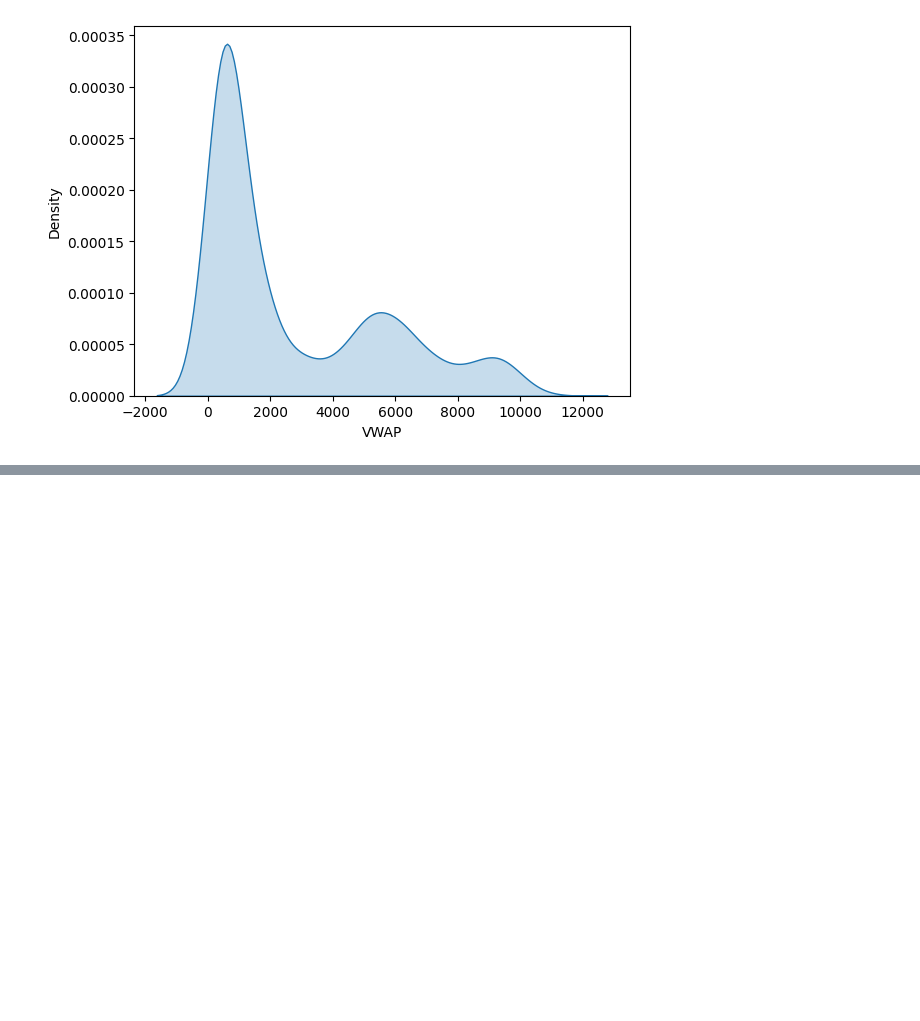
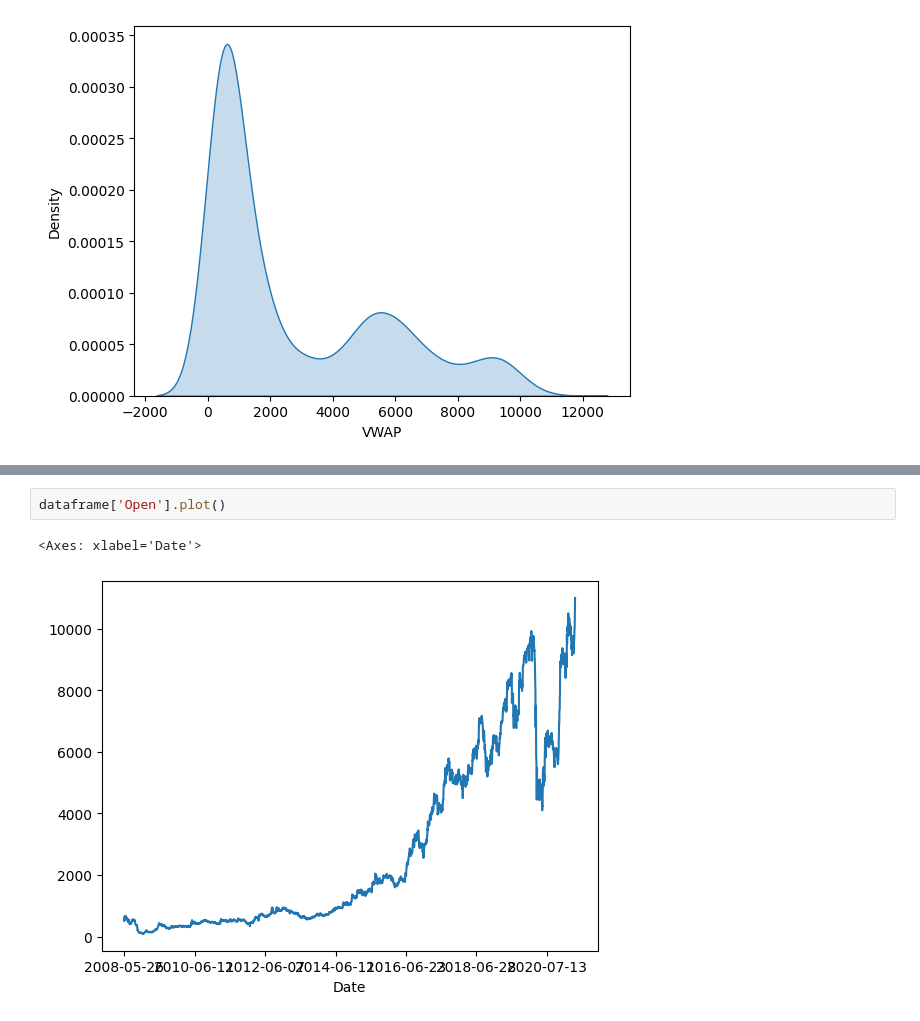
Before and after one commit to VirajThakur03/Predict-Stock-Prices-using-Time-Series-Analysis, a Jupyter notebook: Time_Series_Nifty_Bajaj_deploy.ipynb, the cells around one changed output, grey strips where cells are left out. Drawn from its saved outputs; the diff is of its cells as text; blank space fills up the shorter version.

```diff
--- a/Time_Series_Nifty_Bajaj_deploy.ipynb
+++ b/Time_Series_Nifty_Bajaj_deploy.ipynb
@@ -179,0 +201,5 @@ sns.kdeplot(data=dataframe,x='VWAP',fill=True)
+# %%
+dataframe['Open'].plot()
+# %% [output]
+<Axes: xlabel='Date'>
+[figure, added]
```
Also changed, not shown: parts of 11 cells of this notebook.
